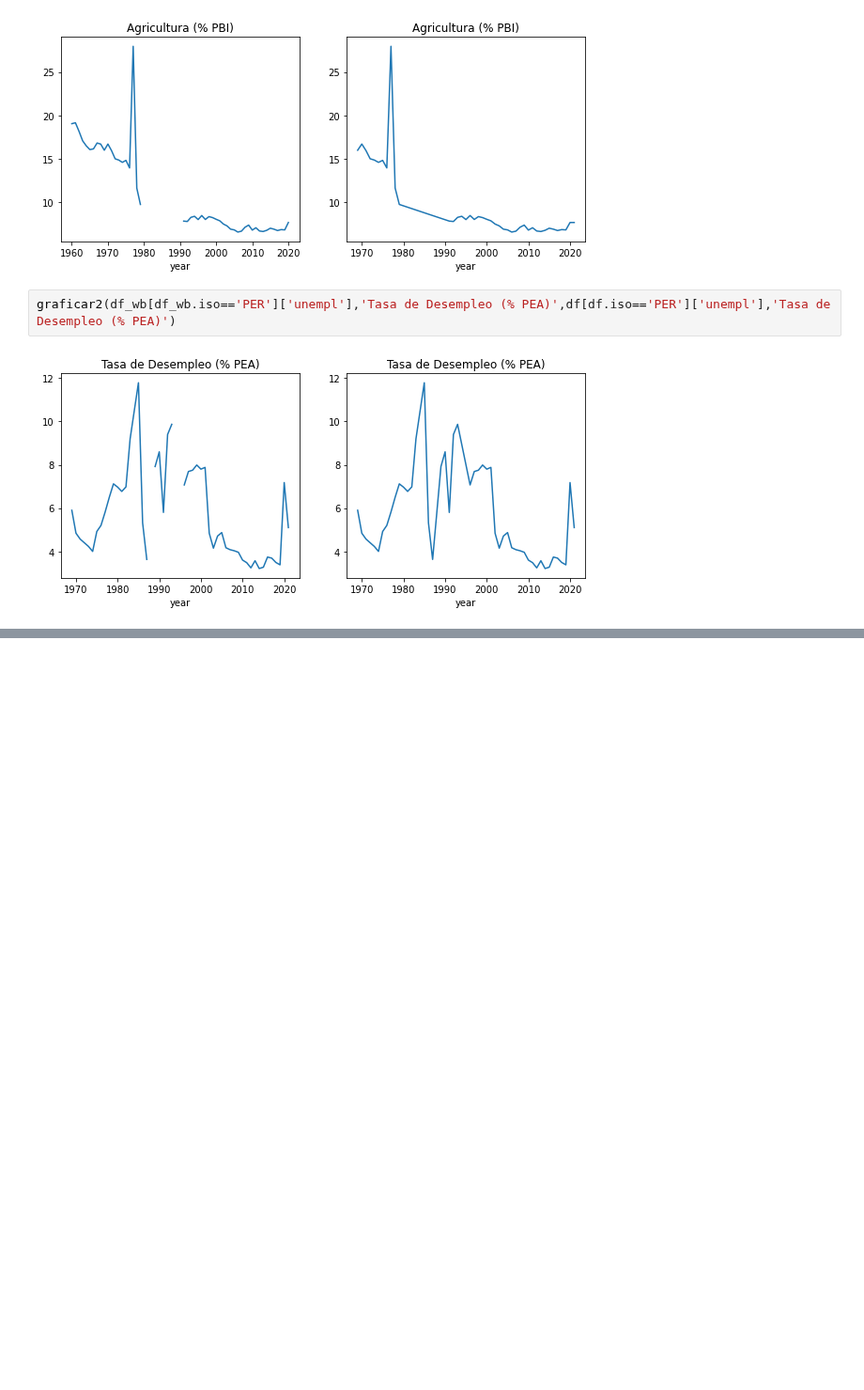
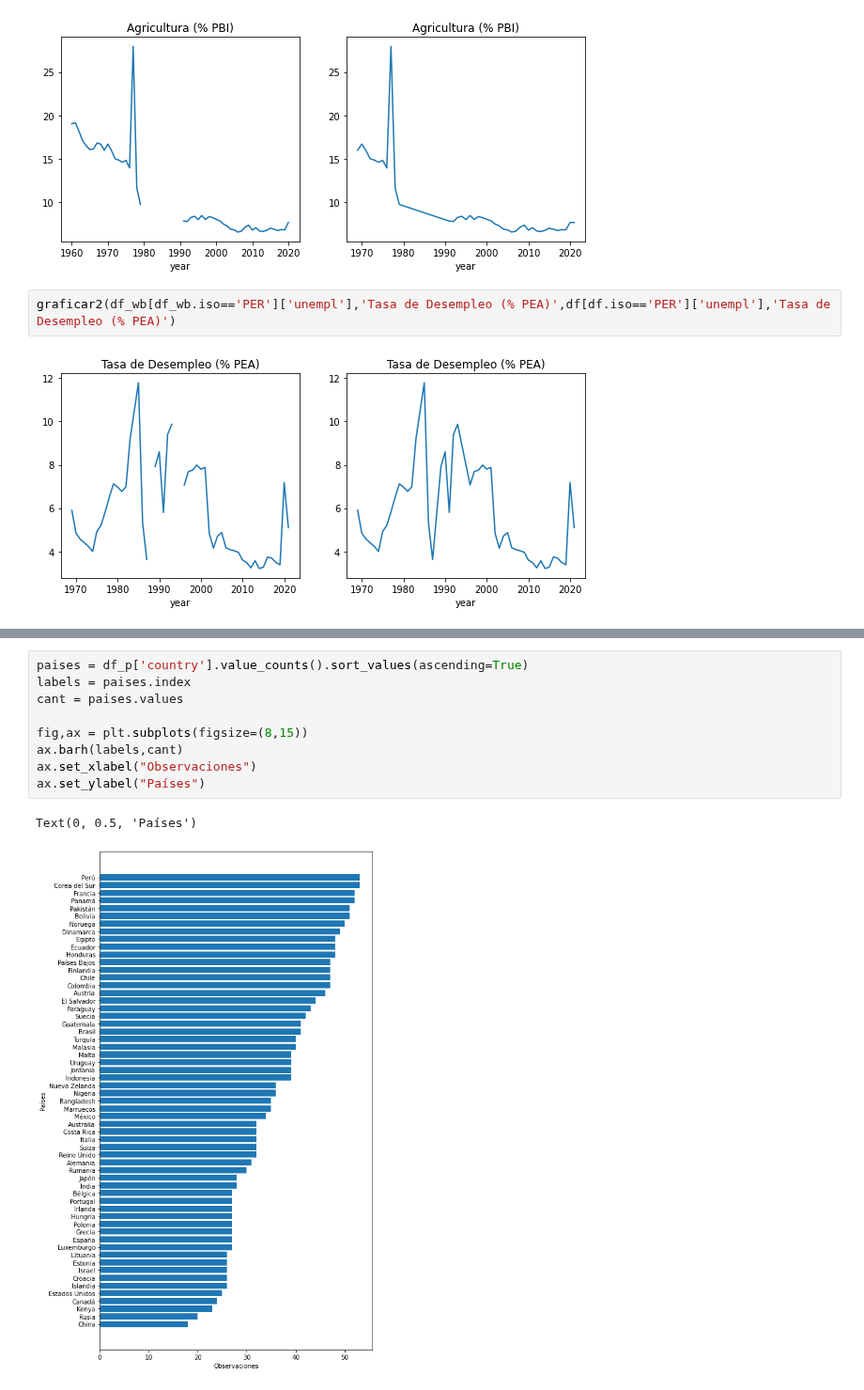
Before and after one commit to valegrei/gdp-growth-forecast, a Jupyter notebook: gdp_growth_forecasting/preprocesamiento/data_analysis.ipynb, the cells around one changed output, grey strips where cells are left out. Shown at 94% size. Cells and saved outputs as stored; diff of their text form; blank space fills up the shorter version.

```diff
--- a/gdp_growth_forecasting/preprocesamiento/data_analysis.ipynb
+++ b/gdp_growth_forecasting/preprocesamiento/data_analysis.ipynb
@@ -286,0 +315,12 @@ Text(0.5, 1.0, 'sp500')
+# %%
+paises = df_p['country'].value_counts().sort_values(ascending=True)
+labels = paises.index
+cant = paises.values
+
+fig,ax = plt.subplots(figsize=(8,15))
+ax.barh(labels,cant)
+ax.set_xlabel("Observaciones")
+ax.set_ylabel("Países")
+# %% [output]
+Text(0, 0.5, 'Países')
+[figure, added]
```
Also changed, not shown: parts of 7 cells of this notebook, 2 other files.
